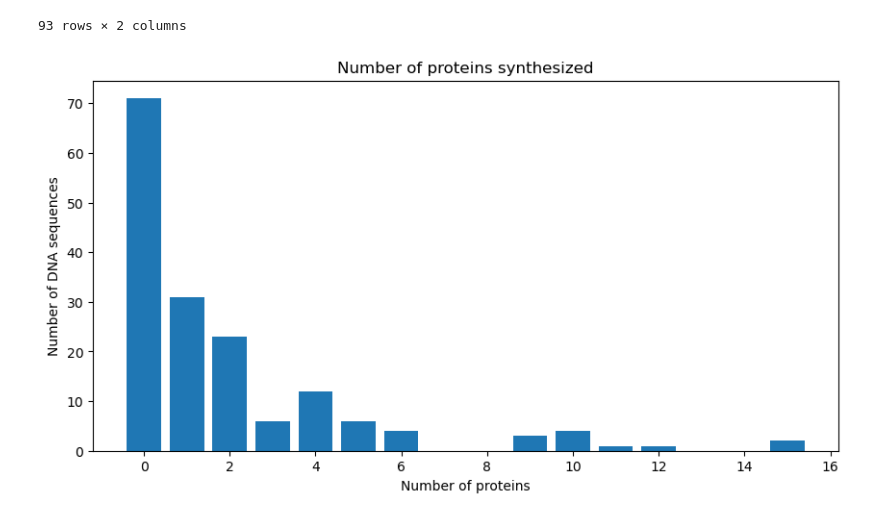
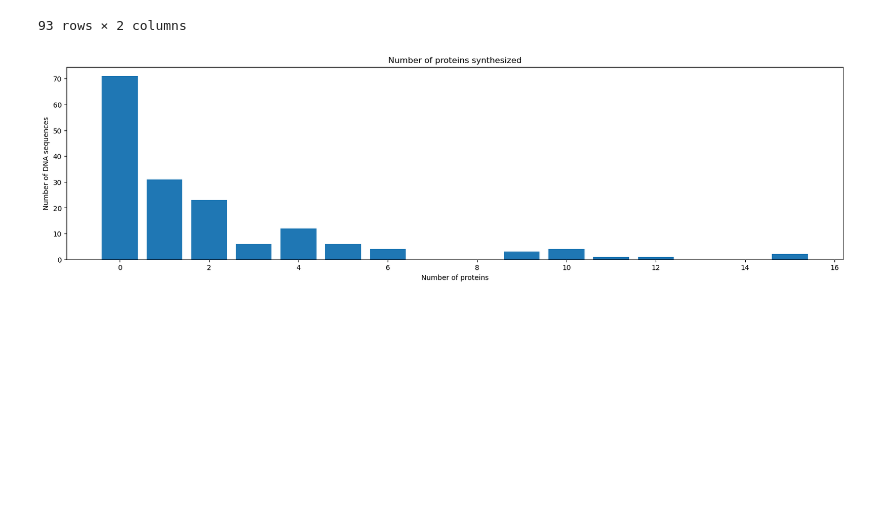
Before and after one commit to GiuliaGhisolfi/ProteinSynthesis, a Jupyter notebook: test.ipynb, the cells around one changed output. Cells and saved outputs as stored; diff of their text form; code cells hidden in the pictures; blank space fills up the shorter version.

```diff
--- a/test.ipynb
+++ b/test.ipynb
@@ -91,15 +91,15 @@ results_df[results_df['mrna_sequences'].notna()][[
 # %%
 import matplotlib.pyplot as plt
 
-plt.figure(figsize=(10, 5))
+plt.figure(figsize=(20, 5))
 plt.bar(results_df['number_of_proteins_synthesized'].value_counts().index,
         results_df['number_of_proteins_synthesized'].value_counts().values)
 plt.title('Number of proteins synthesized')
 plt.xlabel('Number of proteins')
 plt.ylabel('Number of DNA sequences')
 plt.show()
 # %% [output]
-[figure, old version]
+[figure, new version]
 # %%
 # numero di proteine sintetizzate per ogni istante di tempo
 number_of_proteins_synthesized = results_df[results_df['mrna_sequences'].notna()]['number_of_proteins_synthesized']
```
Also changed, not shown: parts of 2 cells of this notebook, 4 other files.
